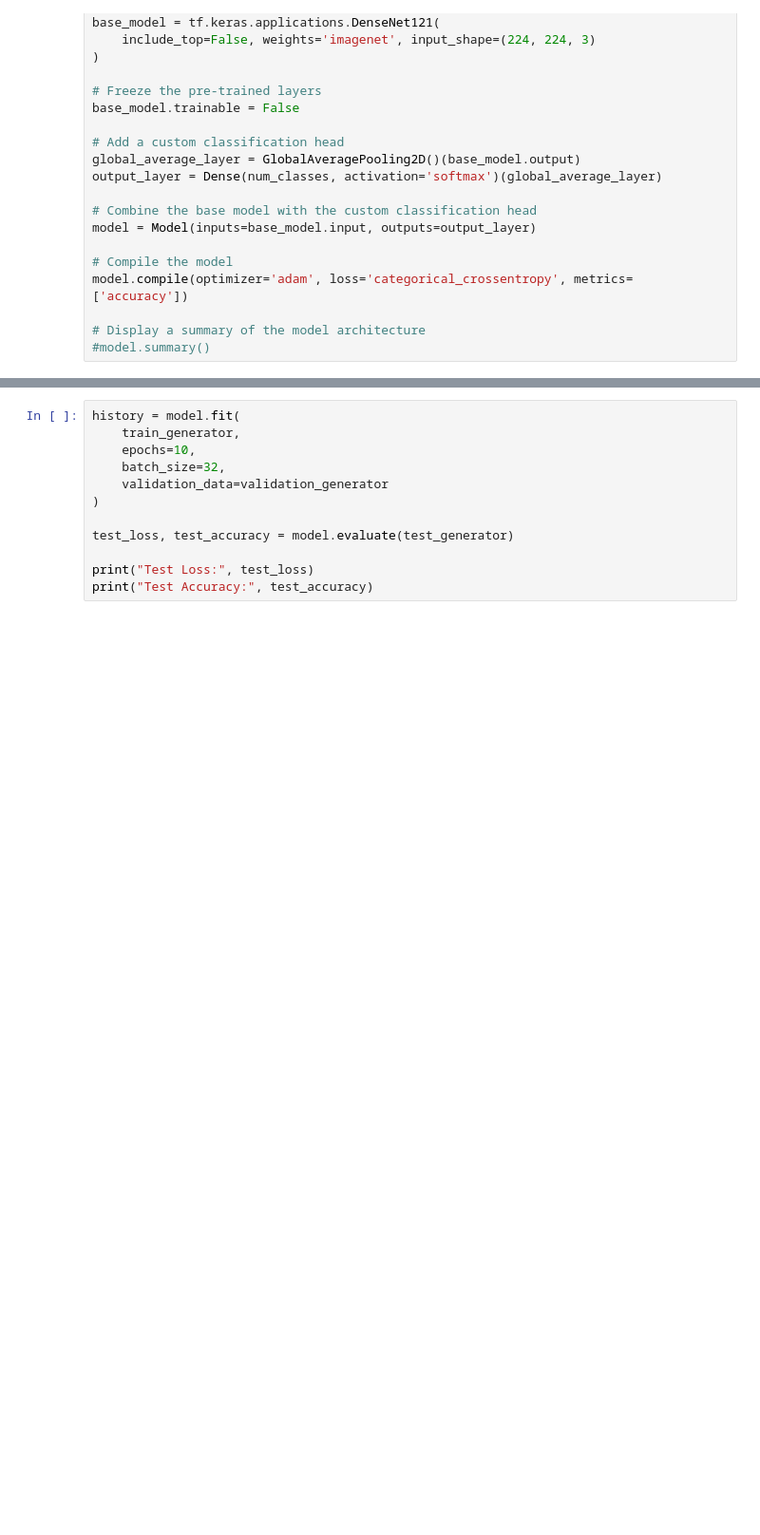
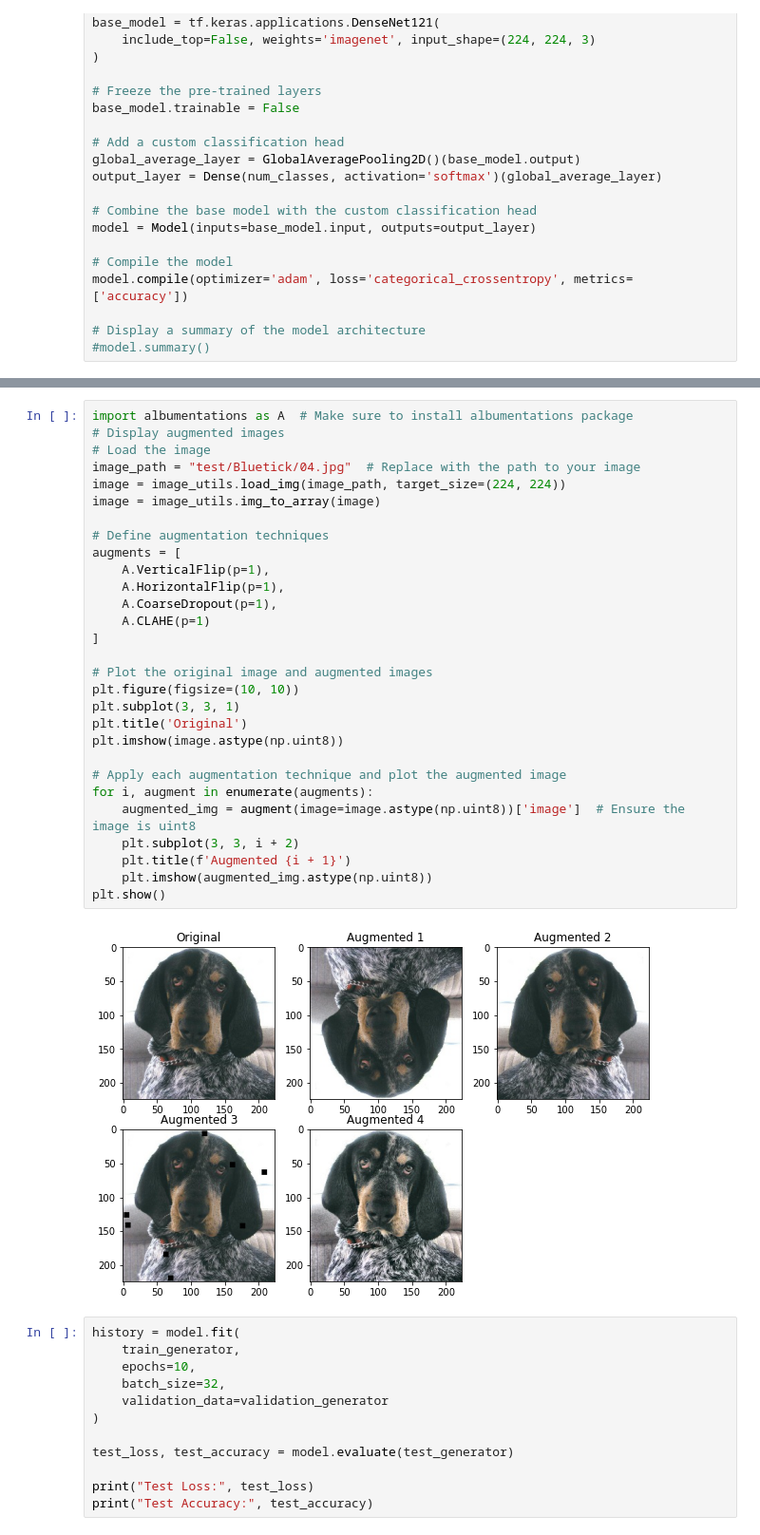
Before and after one commit to TheRealAryanTiwari/AI-In-Biology-Project, a Jupyter notebook: blue_bsc4892/tolingerjiang/Project/AI-In-Biology-Project/Project.ipynb/Project.ipynb, the cells around one changed output, grey strips where cells are left out. Shown at 95% size. Cells and saved outputs as stored; diff of their text form; blank space fills up the shorter version.

Commit message:
added image augmentation

```diff
--- a/blue_bsc4892/tolingerjiang/Project/AI-In-Biology-Project/Project.ipynb/Project.ipynb
+++ b/blue_bsc4892/tolingerjiang/Project/AI-In-Biology-Project/Project.ipynb/Project.ipynb
@@ -172,6 +178,37 @@ test_generator = valid_test_datagen.flow_from_directory(
 Found 6390 images belonging to 70 classes.
 Found 700 images belonging to 70 classes.
 Found 702 images belonging to 70 classes.
+# %%
+import albumentations as A  # Make sure to install albumentations package
+# Display augmented images
+# Load the image
+image_path = "test/Bluetick/04.jpg"  # Replace with the path to your image
+image = image_utils.load_img(image_path, target_size=(224, 224))
+image = image_utils.img_to_array(image)
+
+# Define augmentation techniques
+augments = [
+    A.VerticalFlip(p=1),
+    A.HorizontalFlip(p=1),
+    A.CoarseDropout(p=1),
+    A.CLAHE(p=1)
+]
+
+# Plot the original image and augmented images
+plt.figure(figsize=(10, 10))
+plt.subplot(3, 3, 1)
+plt.title('Original')
+plt.imshow(image.astype(np.uint8))
+
+# Apply each augmentation technique and plot the augmented image
+for i, augment in enumerate(augments):
+    augmented_img = augment(image=image.astype(np.uint8))['image']  # Ensure the image is uint8
+    plt.subplot(3, 3, i + 2)
+    plt.title(f'Augmented {i + 1}')
+    plt.imshow(augmented_img.astype(np.uint8))
+plt.show()
+# %% [output]
+[figure, added]
 # %%
 history = model.fit(
     train_generator,
```
Also changed, not shown: parts of 2 cells of this notebook.
